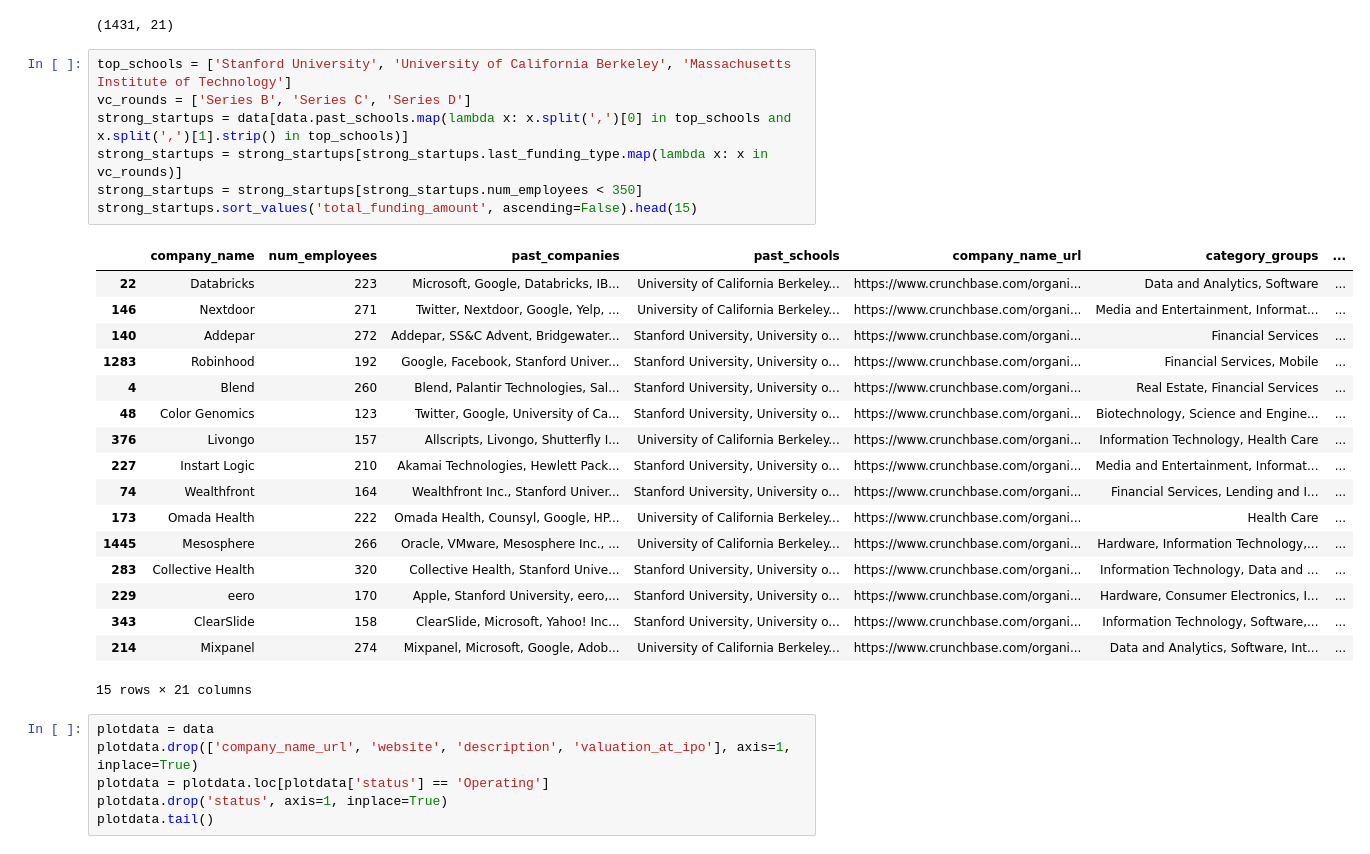
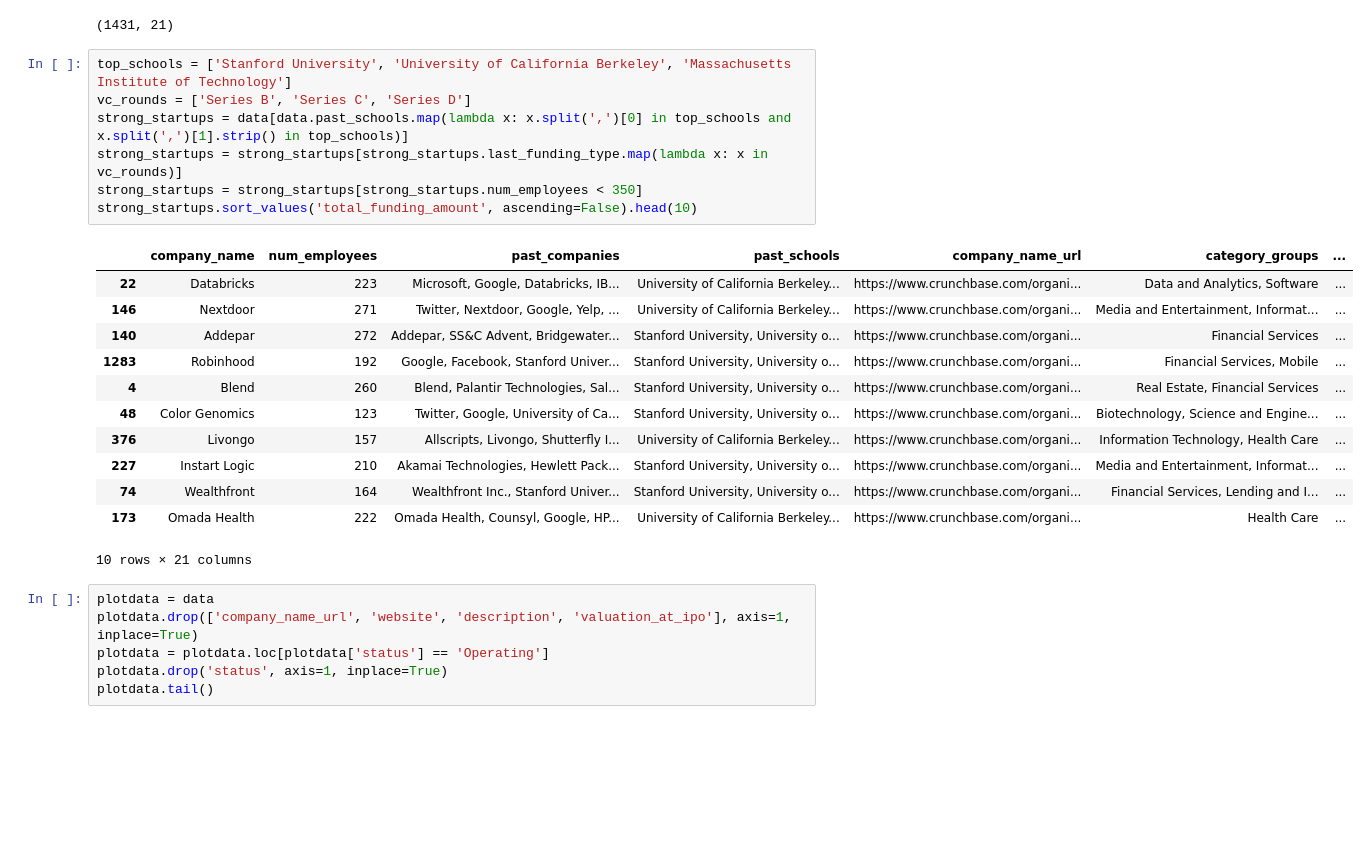
Before and after one commit to sachinkesiraju/breakinlist, a Jupyter notebook: company_analysis.ipynb, the cells around one changed output. Drawn from its saved outputs; the diff is of its cells as text; blank space fills up the shorter version.

```diff
--- a/company_analysis.ipynb
+++ b/company_analysis.ipynb
@@ -614,28 +614,23 @@ data.shape
 # %%
 top_schools = ['Stanford University', 'University of California Berkeley', 'Massachusetts Institute of Technology']
 vc_rounds = ['Series B', 'Series C', 'Series D']
 strong_startups = data[data.past_schools.map(lambda x: x.split(',')[0] in top_schools and x.split(',')[1].strip() in top_schools)]
 strong_startups = strong_startups[strong_startups.last_funding_type.map(lambda x: x in vc_rounds)]
 strong_startups = strong_startups[strong_startups.num_employees < 350]
-strong_startups.sort_values('total_funding_amount', ascending=False).head(15)
+strong_startups.sort_values('total_funding_amount', ascending=False).head(10)
 # %% [output]
 |  | company_name | num_employees | past_companies | past_schools | company_name_url | category_groups | ... |
 | 22 | Databricks | 223 | Microsoft, Google, Databricks, IB... | University of California Berkeley... | https://www.crunchbase.com/organi... | Data and Analytics, Software | ... |
 | 146 | Nextdoor | 271 | Twitter, Nextdoor, Google, Yelp, ... | University of California Berkeley... | https://www.crunchbase.com/organi... | Media and Entertainment, Informat... | ... |
 | 140 | Addepar | 272 | Addepar, SS&C Advent, Bridgewater... | Stanford University, University o... | https://www.crunchbase.com/organi... | Financial Services | ... |
 | 1283 | Robinhood | 192 | Google, Facebook, Stanford Univer... | Stanford University, University o... | https://www.crunchbase.com/organi... | Financial Services, Mobile | ... |
 | 4 | Blend | 260 | Blend, Palantir Technologies, Sal... | Stanford University, University o... | https://www.crunchbase.com/organi... | Real Estate, Financial Services | ... |
 | 48 | Color Genomics | 123 | Twitter, Google, University of Ca... | Stanford University, University o... | https://www.crunchbase.com/organi... | Biotechnology, Science and Engine... | ... |
 | 376 | Livongo | 157 | Allscripts, Livongo, Shutterfly I... | University of California Berkeley... | https://www.crunchbase.com/organi... | Information Technology, Health Care | ... |
 | 227 | Instart Logic | 210 | Akamai Technologies, Hewlett Pack... | Stanford University, University o... | https://www.crunchbase.com/organi... | Media and Entertainment, Informat... | ... |
 | 74 | Wealthfront | 164 | Wealthfront Inc., Stanford Univer... | Stanford University, University o... | https://www.crunchbase.com/organi... | Financial Services, Lending and I... | ... |
 | 173 | Omada Health | 222 | Omada Health, Counsyl, Google, HP... | University of California Berkeley... | https://www.crunchbase.com/organi... | Health Care | ... |
-| 1445 | Mesosphere | 266 | Oracle, VMware, Mesosphere Inc., ... | University of California Berkeley... | https://www.crunchbase.com/organi... | Hardware, Information Technology,... | ... |
-| 283 | Collective Health | 320 | Collective Health, Stanford Unive... | Stanford University, University o... | https://www.crunchbase.com/organi... | Information Technology, Data and ... | ... |
-| 229 | eero | 170 | Apple, Stanford University, eero,... | Stanford University, University o... | https://www.crunchbase.com/organi... | Hardware, Consumer Electronics, I... | ... |
-| 343 | ClearSlide | 158 | ClearSlide, Microsoft, Yahoo! Inc... | Stanford University, University o... | https://www.crunchbase.com/organi... | Information Technology, Software,... | ... |
-| 214 | Mixpanel | 274 | Mixpanel, Microsoft, Google, Adob... | University of California Berkeley... | https://www.crunchbase.com/organi... | Data and Analytics, Software, Int... | ... |
-15 rows × 21 columns
+10 rows × 21 columns
 # %%
 plotdata = data
 plotdata.drop(['company_name_url', 'website', 'description', 'valuation_at_ipo'], axis=1, inplace=True)
```
Also changed, not shown: parts of 14 cells of this notebook.
